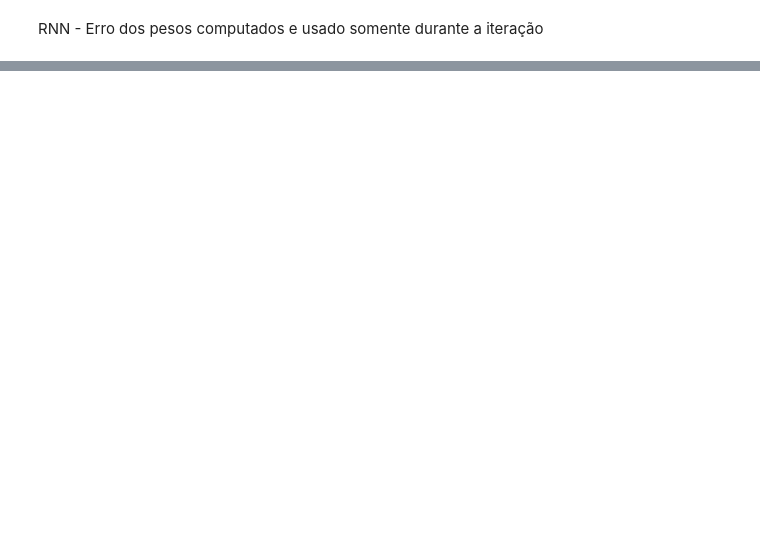
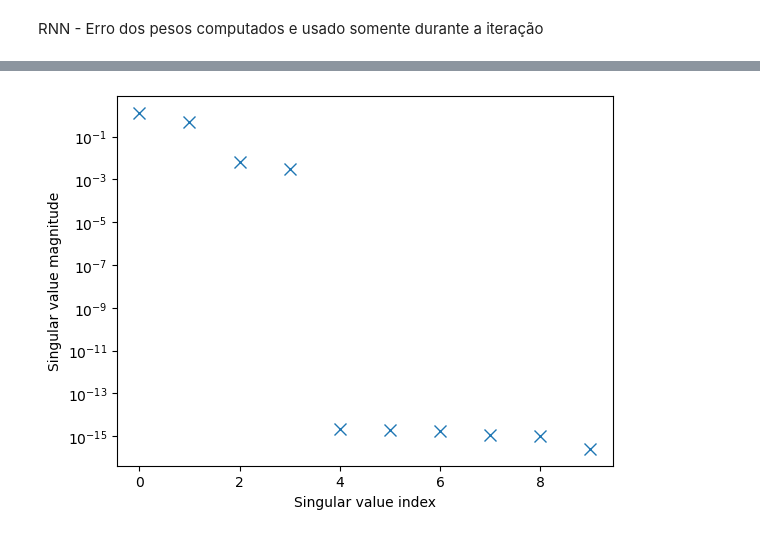
Before and after one commit to cduartes0203/Batteries_Prognostics, a Jupyter notebook: test.ipynb, the cells around one changed output, grey strips where cells are left out. Cells and saved outputs as stored; diff of their text form; code cells hidden in the pictures; blank space fills up the shorter version.

```diff
--- a/test.ipynb
+++ b/test.ipynb
@@ -202,0 +83,89 @@ Function value at minimum: -0.25
+# %%
+###############################################################################
+# Define the model
+
+# masses, spring and damper constants
+m1=20  ; m2=20   ; k1=1000  ; k2=2000 ; d1=1  ; d2=5;
+# define the continuous-time system matrices
+Ac=np.matrix([[0, 1, 0, 0],[-(k1+k2)/m1 ,  -(d1+d2)/m1 , k2/m1 , d2/m1 ], [0 , 0 ,  0 , 1], [k2/m2,  d2/m2, -k2/m2, -d2/m2]])
+Bc=np.matrix([[0],[0],[0],[1/m2]])
+Cc=np.matrix([[1, 0, 0, 0]])
+# end of model definition
+###############################################################################
+
+###############################################################################
+# parameter definition
+
+r=1; m=1 # number of inputs and outputs
+# total number of time samples
+time=300
+# discretization constant
+sampling=0.05
+
+# model discretization
+I=np.identity(Ac.shape[0]) # this is an identity matrix
+A=inv(I-sampling*Ac)
+B=A*sampling*Bc
+C=Cc
+
+# check the eigenvalues
+eigen_A=np.linalg.eig(Ac)[0]
+eigen_Aid=np.linalg.eig(A)[0]
+
+# define an input sequence and initial state for the identification
+input_ident=np.random.rand(1,time)
+x0_ident=np.random.rand(4,1)
+
+#define an input sequence and initial state for the validation
+input_val=np.random.rand(1,time)
+x0_val=np.random.rand(4,1)
+
+# simulate the discrete-time system to obtain the input-output data for identification and validation
+Y_ident, X_ident=systemSimulate(A,B,C,input_ident,x0_ident)
+Y_val, X_val=systemSimulate(A,B,C,input_val,x0_val)
+
+#  end of parameter definition
+###############################################################################
+
+###############################################################################
+# model estimation and validation
+
+# estimate the Markov parameters
+past_value=10 # this is the past window - p
+Markov,Z, Y_p_p_l =estimateMarkovParameters(input_ident,Y_ident,past_value)
+
+# estimate the system matrices
+model_order=3 # this is the model order \hat{n}
+Aid,Atilde,Bid,Kid,Cid,s_singular,X_p_p_l = estimateModel(input_ident,Y_ident,Markov,Z,past_value,past_value,model_order)
+
+plt.plot(s_singular, 'x',markersize=8)
+plt.xlabel('Singular value index')
+plt.ylabel('Singular value magnitude')
+plt.yscale('log')
+#plt.savefig('singular_values.png')
+plt.show()
+
+# estimate the initial state of the validation data
+h=10 # window for estimating the initial state
+x0est=estimateInitial(Aid,Bid,Cid,input_val,Y_val,h)
+
+# simulate the open loop model
+Y_val_prediction,X_val_prediction = systemSimulate(Aid,Bid,Cid,input_val,x0est)
+
+# compute the errors
+relative_error_percentage, vaf_error_percentage, Akaike_error = modelError(Y_val,Y_val_prediction,r,m,30)
+print('Final model relative error %f and VAF value %f' %(relative_error_percentage, vaf_error_percentage))
+
+# plot the prediction and the real output
+plt.plot(Y_val[0,:100],'k',label='Real output')
+plt.plot(Y_val_prediction[0,:100],'r',label='Prediction')
+plt.legend()
+plt.xlabel('Time steps')
+plt.ylabel('Predicted and real outputs')
+#plt.savefig('results3.png')
+plt.show()
+
+#               end of code
+###############################################################################
+# %% [output]
+[figure, added]
```
Also changed, not shown: parts of 16 cells of this notebook, 9 other files.
